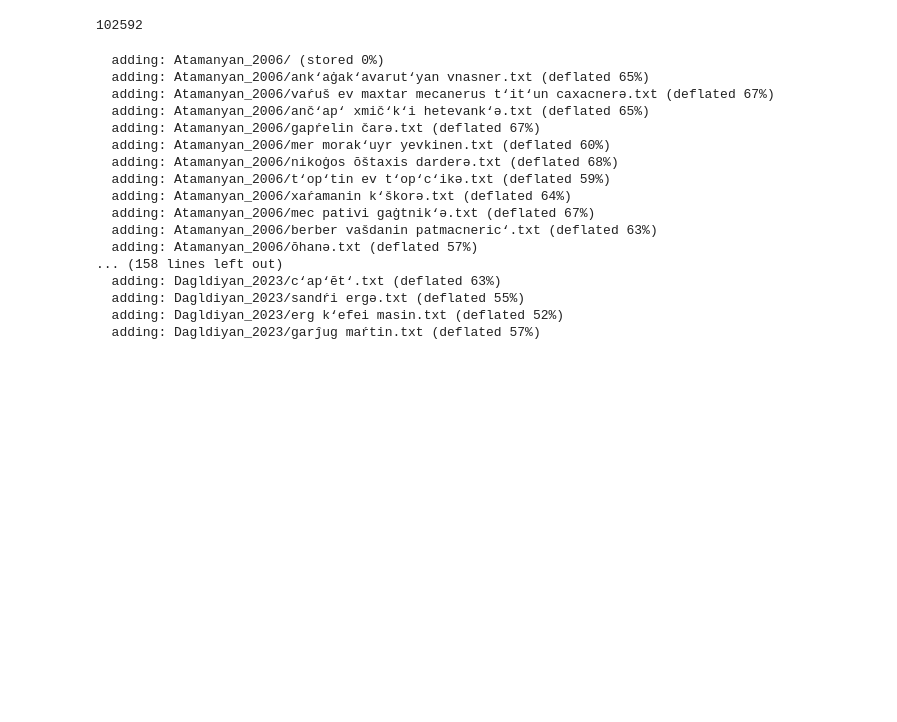
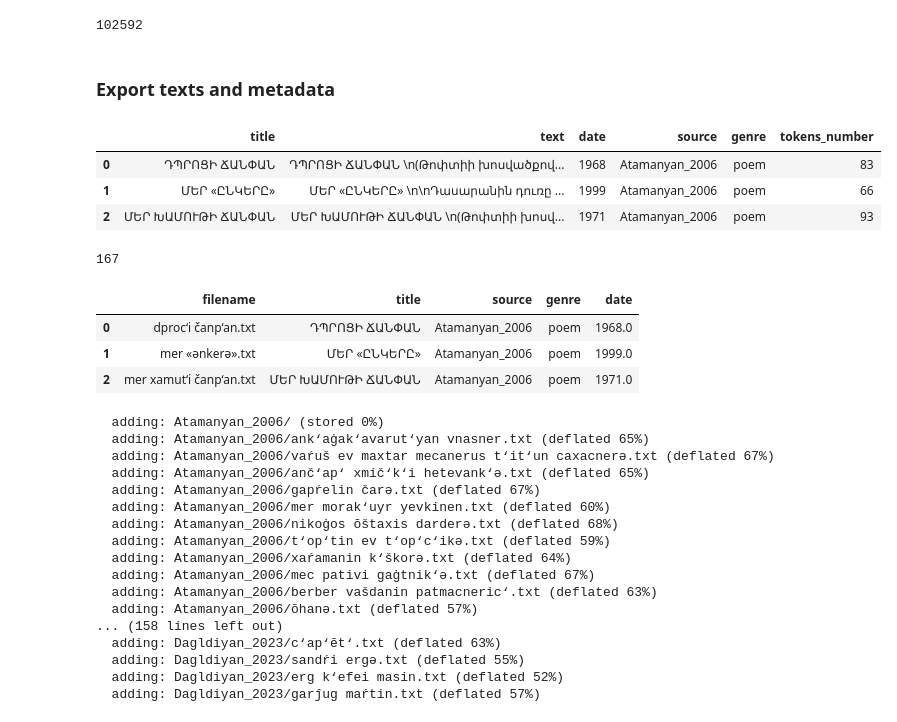
Before and after one commit to NorNakhichevan-Armenian-corpus/script_notebooks, a Jupyter notebook: extract_fragments.ipynb, the cells around one changed output. Saved outputs shown, nothing was run; the diff lists cells and outputs as text; code cells hidden in the pictures; blank space fills up the shorter version.

```diff
--- a/extract_fragments.ipynb
+++ b/extract_fragments.ipynb
@@ -853,6 +853,8 @@ sum(df['tokens_number'])
 102592
 # %%
 df.to_pickle('data.pkl')
+# %% [markdown]
+### Export texts and metadata
 # %%
 def transliterate_MEA(text):
 
@@ -881,3 +876,16 @@ def write_fragments(fragments_list, metadata_d):
+# %%
+df = pd.read_pickle('data.pkl')
+df.head(3)
+# %% [output]
+|  | title | text | date | source | genre | tokens_number |
+| 0 | ԴՊՐՈՑԻ ՃԱՆՓԱՆ | ԴՊՐՈՑԻ ՃԱՆՓԱՆ \n(Թոփտիի խոսվածքով... | 1968 | Atamanyan_2006 | poem | 83 |
+| 1 | ՄԵՐ «ԸՆԿԵՐԸ» | ՄԵՐ «ԸՆԿԵՐԸ» \n\nԴասարանին դուռը ... | 1999 | Atamanyan_2006 | poem | 66 |
+| 2 | ՄԵՐ ԽԱՄՈՒԹԻ ՃԱՆՓԱՆ | ՄԵՐ ԽԱՄՈՒԹԻ ՃԱՆՓԱՆ \n(Թոփտիի խոսվ... | 1971 | Atamanyan_2006 | poem | 93 |
+# %%
+# make sure all titles are unique
+df['title'].nunique() == len(df['title']) - 1
+# %% [output]
+167
 # %%
 from pathlib import Path
 
@@ -895,3 +910,10 @@ for row in df.itertuples():
+# %%
+pd.read_csv('meta.csv', sep='\t').head(3)
+# %% [output]
+|  | filename | title | source | genre | date |
+| 0 | dproc‘i čanp‘an.txt | ԴՊՐՈՑԻ ՃԱՆՓԱՆ | Atamanyan_2006 | poem | 1968.0 |
+| 1 | mer «ənkerə».txt | ՄԵՐ «ԸՆԿԵՐԸ» | Atamanyan_2006 | poem | 1999.0 |
+| 2 | mer xamut‘i čanp‘an.txt | ՄԵՐ ԽԱՄՈՒԹԻ ՃԱՆՓԱՆ | Atamanyan_2006 | poem | 1971.0 |
 # %%
 !zip -r 'raw_texts.zip' 'Atamanyan_2006' 'Atamanyan_2012' 'Atamanyan_2017' 'Popovyan' 'Acharyan_2021' 'Dagldiyan_2023'
 # %% [output]
```
Also changed, not shown: parts of 6 cells of this notebook.
